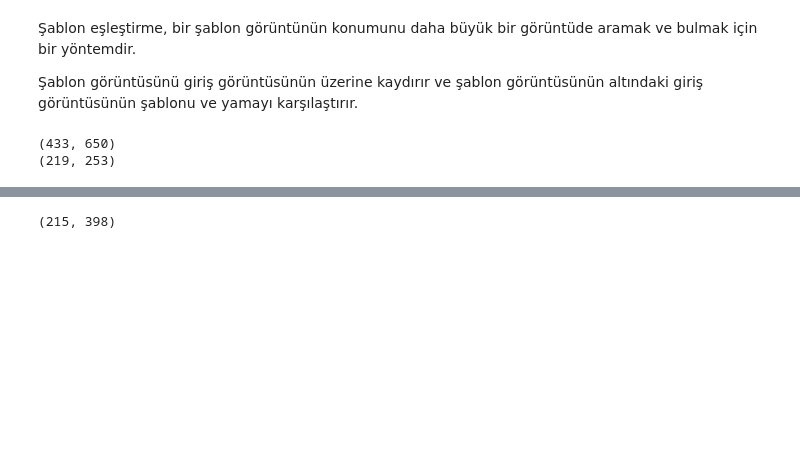
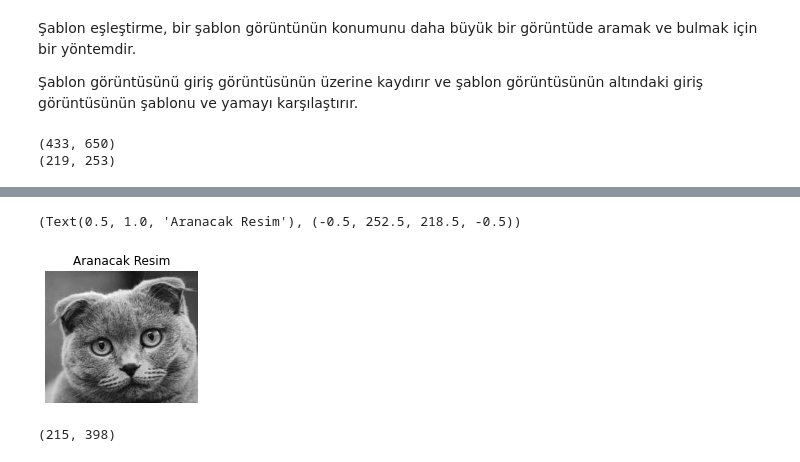
Before and after one commit to yrlmzmerve/Open_CV_Tutorial, a Jupyter notebook: Object_Detection.ipynb, the cells around one changed output, grey strips where cells are left out. Saved outputs shown, nothing was run; the diff lists cells and outputs as text; code cells hidden in the pictures; blank space fills up the shorter version.

```diff
--- a/Object_Detection.ipynb
+++ b/Object_Detection.ipynb
@@ -290,3 +297,10 @@ h, w = template.shape
+# %%
+plt.figure()
+plt.subplot(121), plt.imshow(template, cmap = "gray")
+plt.title("Aranacak Resim"), plt.axis("off")
+# %% [output]
+(Text(0.5, 1.0, 'Aranacak Resim'), (-0.5, 252.5, 218.5, -0.5))
+[figure, added]
 # %%
 methods = ['cv2.TM_CCOEFF', 'cv2.TM_CCOEFF_NORMED', 'cv2.TM_CCORR',
             'cv2.TM_CCORR_NORMED', 'cv2.TM_SQDIFF', 'cv2.TM_SQDIFF_NORMED']
```
Also changed, not shown: parts of 1 cell of this notebook.
